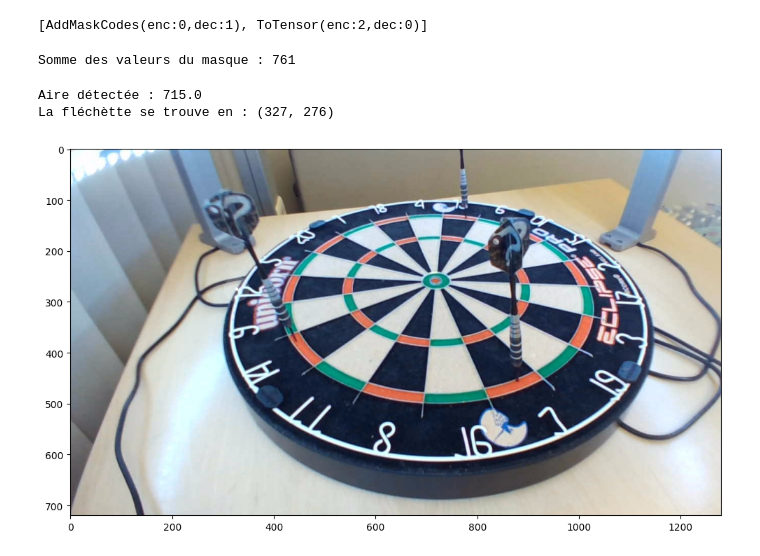
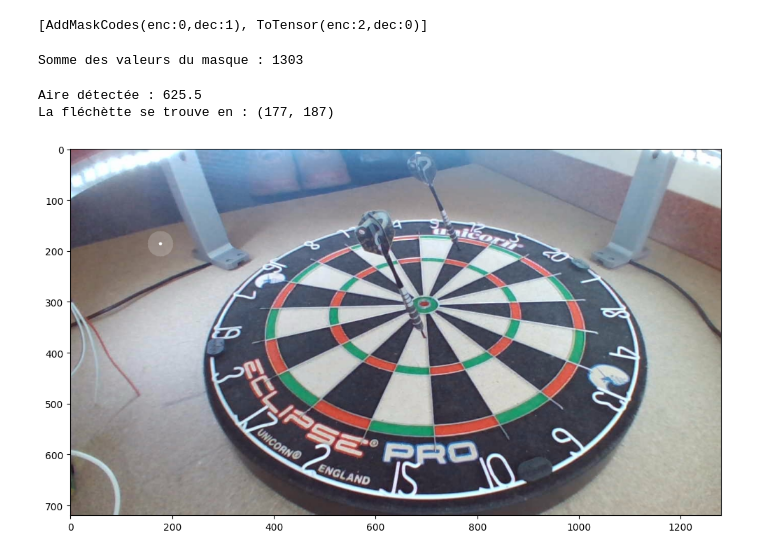
Before and after one commit to Dartsify/algorithme-de-reconnaissance, a Jupyter notebook: testing.ipynb, the cells around one changed output. Drawn from its saved outputs; the diff is of its cells as text; code cells hidden in the pictures.

```diff
--- a/testing.ipynb
+++ b/testing.ipynb
@@ -17,3 +111,5 @@ pathlib.PosixPath = pathlib.WindowsPath
+# %%
+path_image = 'final\\saved_images\\cam2_lancer2.jpg'
 # %%
 def get_x(row):
     return row['image_path']
@@ -26,6 +119,5 @@ def get_mask(row):
 # %%
-# learn = load_learner(r"final\\dartsify_ai_optuna_dicejaccard_20epochs.pkl")
-learn = load_learner(r"final\\dartsify_ai_final.pkl")
+learn = load_learner(r"final\\dartsify_ai_final_radius15.pkl")
 # %% [output]
 If you only need to load model weights and optimizer state, use the safe `Learner.load` instead.
   warn("load_learner` uses Python's insecure pickle module, which can execute malicious arbitrary code when loading. Only load files you trust.\nIf you only need to load model weights and optimizer st ...
@@ -67,57 +159,64 @@ with torch.no_grad():
 # Debug : vérifier la somme des valeurs du masque (normalement différent de 0 si il y a des points)
 print("Somme des valeurs du masque :", out[0].numpy().sum())
 # %% [output]
-Somme des valeurs du masque : 761
+Somme des valeurs du masque : 1303
 # %%
 mask = out[0].numpy()
 
 # garder seulement la classe "Point"
 mask = (mask == 1).astype(np.uint8) * 255
 """
 Etape post-traitement de l'image de sortie du modèle pour trouver les coordonnées de la fléchette
 et les afficher sur l'image d'origine
 """
 mask = cv2.convertScaleAbs(mask)
 
 # trouver les contours de la fléchette
-contours = cv2.findContours(mask, cv2.RETR_TREE, cv2.CHAIN_APPROX_SIMPLE)
-contours = imutils.grab_contours(contours)
+contours, _ = cv2.findContours(mask, cv2.RETR_EXTERNAL, cv2.CHAIN_APPROX_SIMPLE)
+# contours = imutils.grab_contours(contours)
+contours = [contour for contour in contours if cv2.contourArea(contour) >= 600]
 
-image_np = np.array(image) # Convertir PILImage en tableau NumPy (format RGB)
-image_bgr = cv2.cvtColor(image_np, cv2.COLOR_RGB2BGR) # Convertir RGB en BGR pour OpenCV
-output = image_bgr.copy()
-MIN_AREA = 100 # Seuil d'aire pour filtrer les petits contours (ajuster selon les résultats)
-for c in contours:
-    area = cv2.contourArea(c)
-    print(f"Aire détectée : {area}") # Observe les petites valeurs vs les grandes
+if not contours:
+    print("Aucun contour détecté.")
+else:
+    image_np = np.array(image)  # Convertir PILImage en tableau NumPy (format RGB)
+    image_bgr = cv2.cvtColor(image_np, cv2.COLOR_RGB2BGR)  # Convertir RGB en BGR pour OpenCV
+    output = image_bgr.copy()
+    MIN_AREA = 600  # Seuil d'aire pour filtrer les petits contours (ajuster selon les résultats)
 
-    # if area < MIN_AREA:
-    #     continue
+    for c in contours:
+        area = cv2.contourArea(c)
+        print(f"Aire détectée : {area}")  # Observe les petites valeurs vs les grandes
 
-    M = cv2.moments(c)
+        # if area < MIN_AREA:
+        #     continue
 
-    if M["m00"] == 0:
-        continue
+        M = cv2.moments(c)
 
-    cX = int(M["m10"] / M["m00"])
-    cY = int(M["m01"] / M["m00"])
-    print("La fléchètte se trouve en :", (cX, cY))
+        if M["m00"] == 0:
+            cX, cY, largeur, hauteur = cv2.boundingRect(c)
+            cX, cY = cX + largeur // 2, cY + hauteur // 2
+        else:
+            cX = int(M["m10"] / M["m00"])
+            cY = int(M["m01"] / M["m00"])
 
-    overlay = output.copy()
+        print("La fléchètte se trouve en :", (cX, cY))
 
-    color = (255, 255, 255)
-    cv2.circle(overlay, (cX, cY), 25, color, -1)
+        overlay = output.copy()
 
-    alpha = 0.2
-    cv2.addWeighted(overlay, alpha, output, 1 - alpha,0, output)
+        color = (255, 255, 255)
+        cv2.circle(overlay, (cX, cY), 25, color, -1)
 
-    cv2.circle(output, (cX, cY), 3, color, -1)
+        alpha = 0.2
+        cv2.addWeighted(overlay, alpha, output, 1 - alpha, 0, output)
 
-plt.figure(figsize = (12, 12))
-plt.imshow(cv2.cvtColor(output, cv2.COLOR_BGR2RGB))
-# plt.axis('off')
-plt.show()
+        cv2.circle(output, (cX, cY), 3, color, -1)
+
+    plt.figure(figsize=(12, 12))
+    plt.imshow(cv2.cvtColor(output, cv2.COLOR_BGR2RGB))
+    # plt.axis('off')
+    plt.show()
 # %% [output]
-Aire détectée : 715.0
-La fléchètte se trouve en : (327, 276)
+Aire détectée : 625.5
+La fléchètte se trouve en : (177, 187)
-[figure, old version]
+[figure, new version]
```
Also changed, not shown: parts of 6 cells of this notebook, 12 other files.
